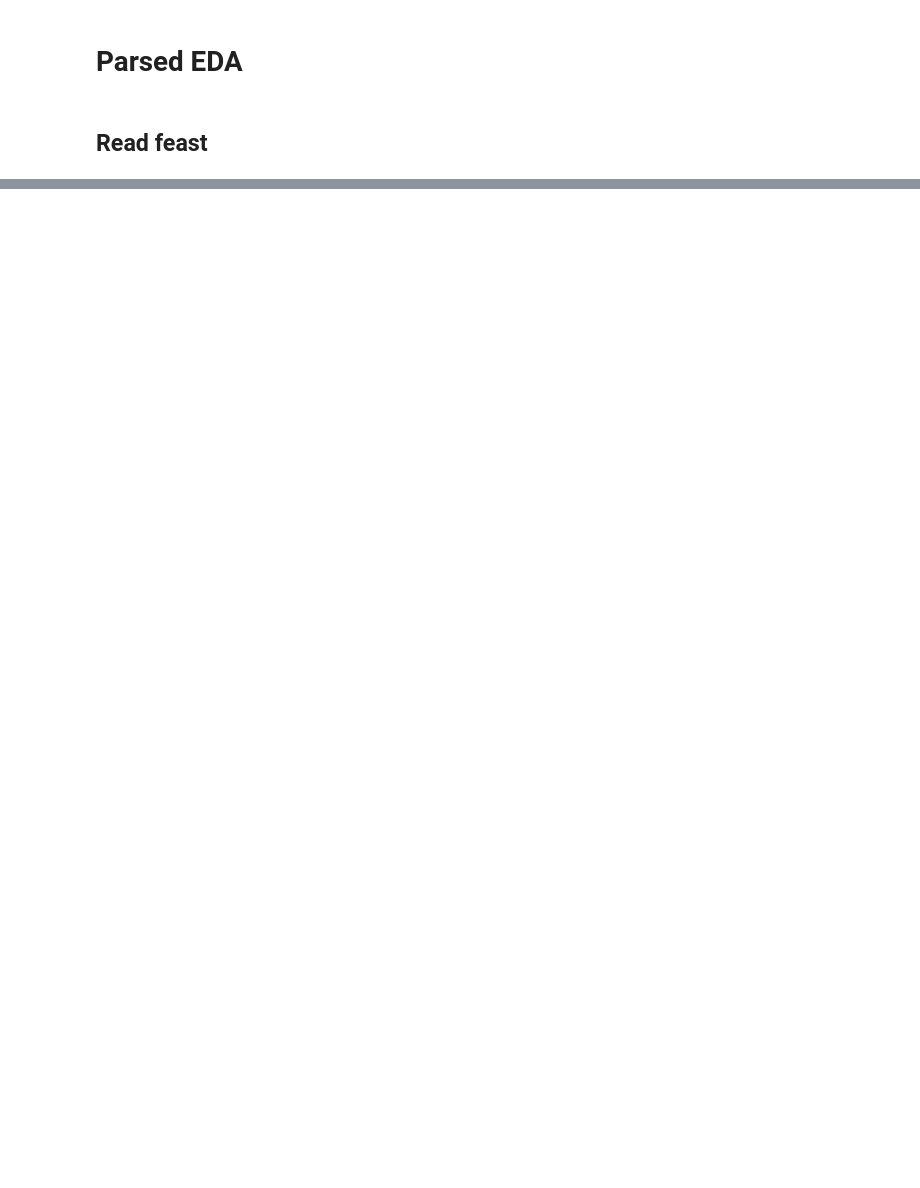
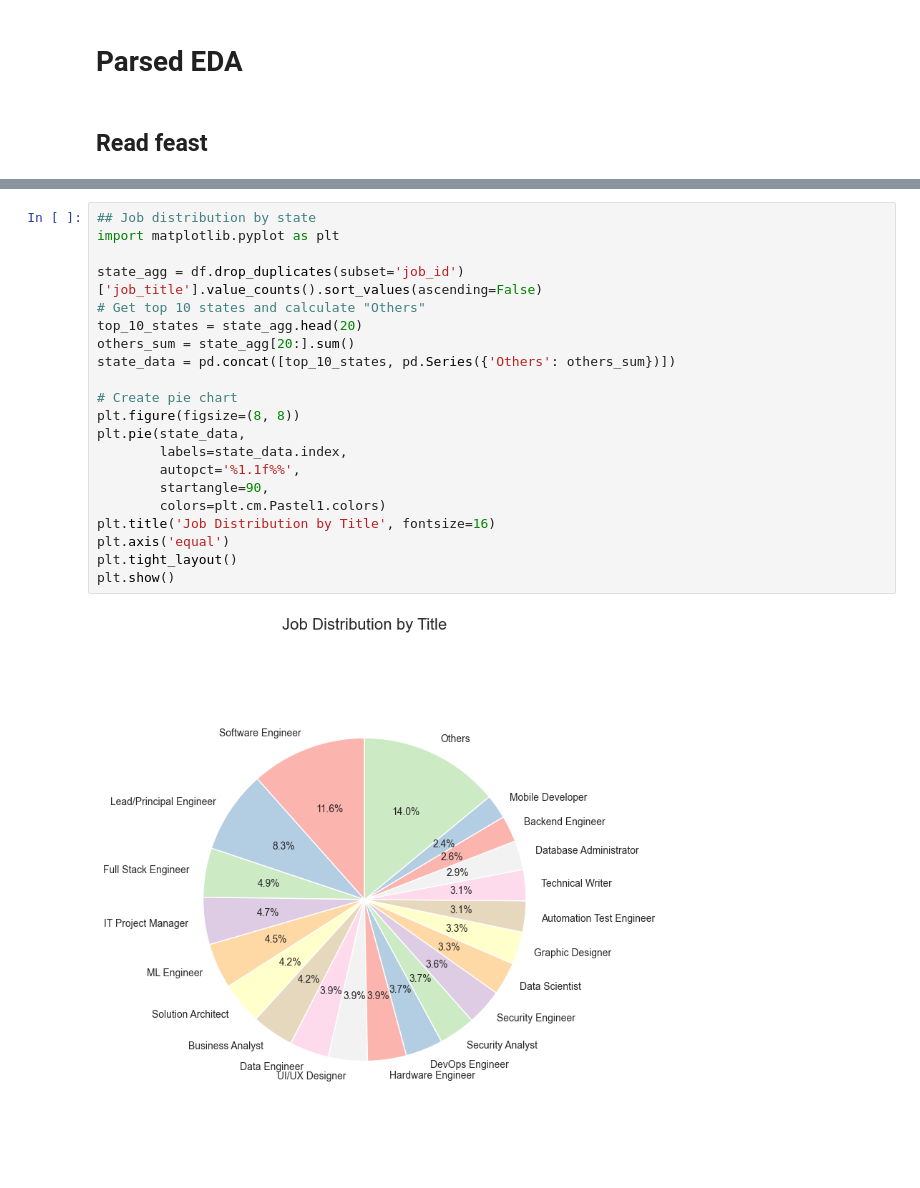
Before and after one commit to annapoltavets/annalyticai-jobs, a Jupyter notebook: parser/final-eda.ipynb, the cells around one changed output, grey strips where cells are left out. Drawn from its saved outputs; the diff is of its cells as text; blank space fills up the shorter version.

```diff
--- a/parser/final-eda.ipynb
+++ b/parser/final-eda.ipynb
@@ -153,0 +185,23 @@ Passing `palette` without assigning `hue` is deprecated and will be removed in v
+# %%
+## Job distribution by state
+import matplotlib.pyplot as plt
+
+state_agg = df.drop_duplicates(subset='job_id')['job_title'].value_counts().sort_values(ascending=False)
+# Get top 10 states and calculate "Others"
+top_10_states = state_agg.head(20)
+others_sum = state_agg[20:].sum()
+state_data = pd.concat([top_10_states, pd.Series({'Others': others_sum})])
+
+# Create pie chart
+plt.figure(figsize=(8, 8))
+plt.pie(state_data,
+        labels=state_data.index,
+        autopct='%1.1f%%',
+        startangle=90,
+        colors=plt.cm.Pastel1.colors)
+plt.title('Job Distribution by Title', fontsize=16)
+plt.axis('equal')
+plt.tight_layout()
+plt.show()
+# %% [output]
+[figure, added]
```
Also changed, not shown: parts of 17 cells of this notebook, 13 other files.
